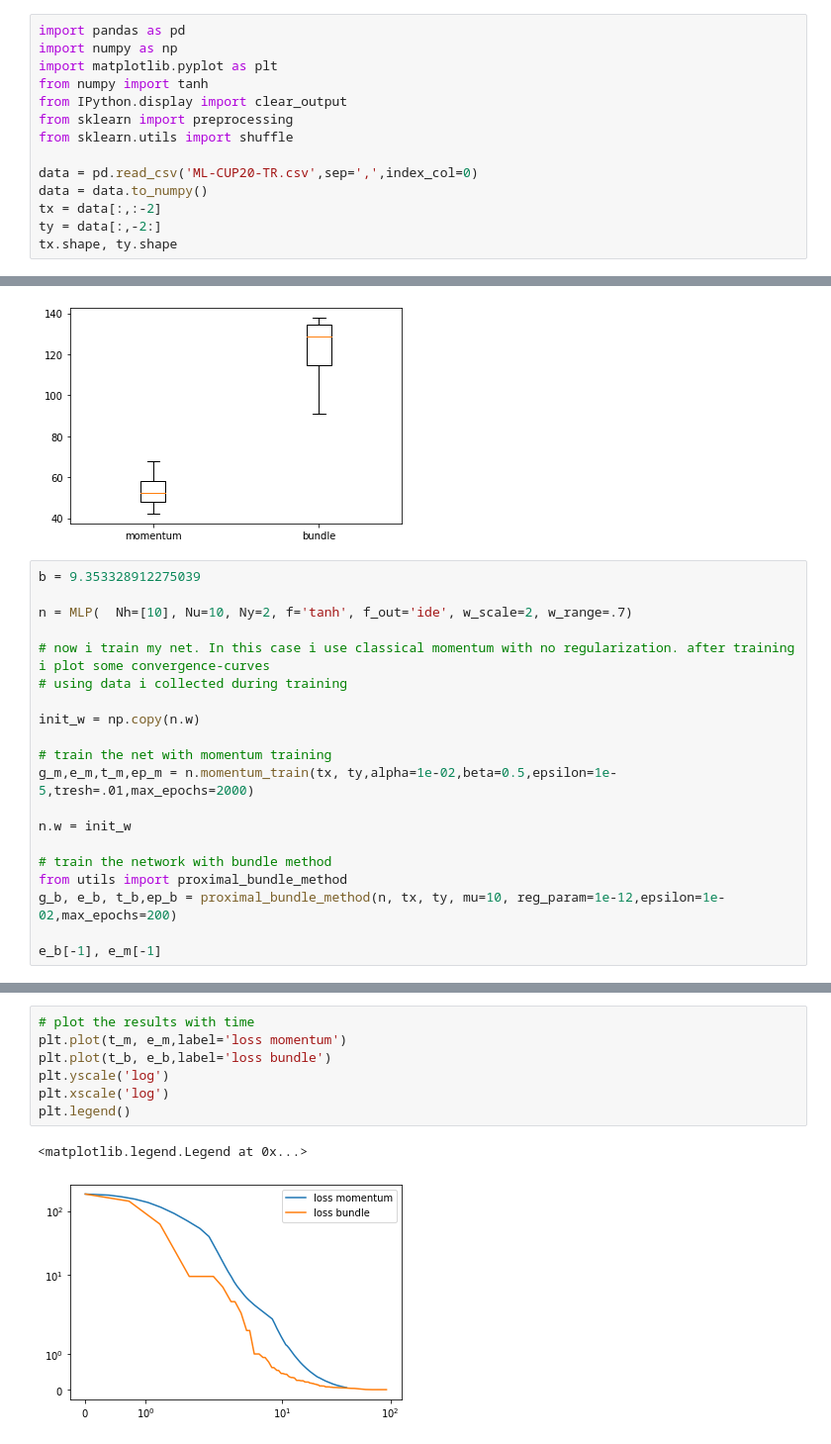
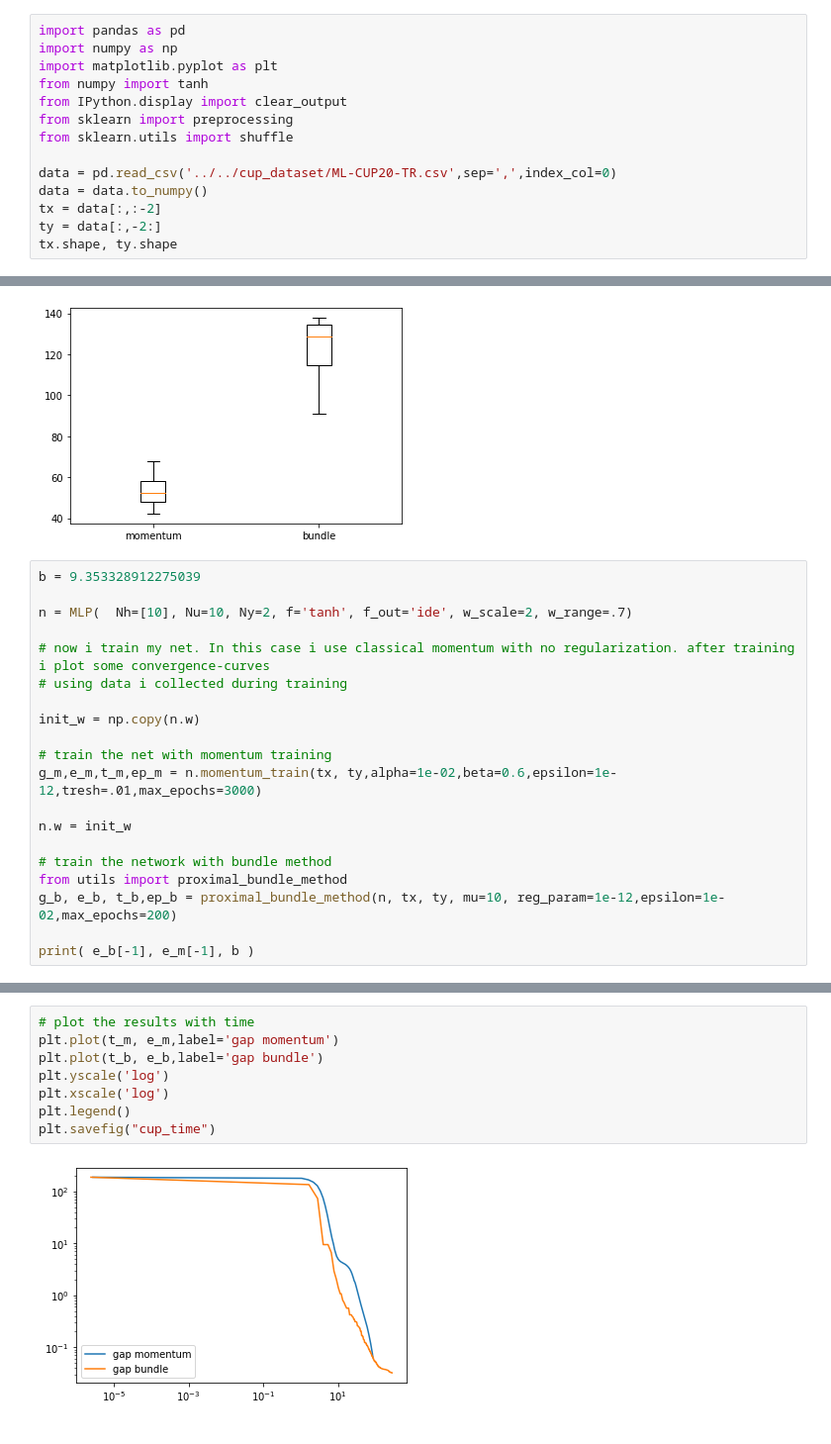
Before and after one commit to sd3ntato/CM_project, a Jupyter notebook: notebooks/cup/test_cup.ipynb, the cells around one changed output, grey strips where cells are left out. Shown at 99% size. Cells and saved outputs as stored; diff of their text form.

Commit message:
rifatti graficini con label diverse

```diff
--- a/notebooks/cup/test_cup.ipynb
+++ b/notebooks/cup/test_cup.ipynb
@@ -7,7 +7,7 @@ from IPython.display import clear_output
 from sklearn import preprocessing
 from sklearn.utils import shuffle
 
-data = pd.read_csv('ML-CUP20-TR.csv',sep=',',index_col=0)
+data = pd.read_csv('../../cup_dataset/ML-CUP20-TR.csv',sep=',',index_col=0)
 data = data.to_numpy()
 tx = data[:,:-2]
 ty = data[:,-2:]
@@ -116,7 +118,7 @@ n = MLP(  Nh=[10], Nu=10, Ny=2, f='tanh', f_out='ide', w_scale=2, w_range=.7)
 init_w = np.copy(n.w)
 
 # train the net with momentum training
-g_m,e_m,t_m,ep_m = n.momentum_train(tx, ty,alpha=1e-02,beta=0.5,epsilon=1e-5,tresh=.01,max_epochs=2000)
+g_m,e_m,t_m,ep_m = n.momentum_train(tx, ty,alpha=1e-02,beta=0.6,epsilon=1e-12,tresh=.01,max_epochs=3000)
 
 n.w = init_w
 
@@ -124,6 +126,6 @@ n.w = init_w
 from utils import proximal_bundle_method
 g_b, e_b, t_b,ep_b = proximal_bundle_method(n, tx, ty, mu=10, reg_param=1e-12,epsilon=1e-02,max_epochs=200)
 
-e_b[-1], e_m[-1]
+print( e_b[-1], e_m[-1], b )
 # %% [output]
 optimal
@@ -154,10 +157,10 @@ plt.legend()
 # %%
 # plot the results with time
-plt.plot(t_m, e_m,label='loss momentum')
-plt.plot(t_b, e_b,label='loss bundle')
+plt.plot(t_m, e_m,label='gap momentum')
+plt.plot(t_b, e_b,label='gap bundle')
 plt.yscale('log')
 plt.xscale('log')
 plt.legend()
+plt.savefig("cup_time")
 # %% [output]
-<matplotlib.legend.Legend at 0x...>
-[figure, old version]
+[figure, new version]
```
Also changed, not shown: parts of 4 cells of this notebook, 5 other files.
